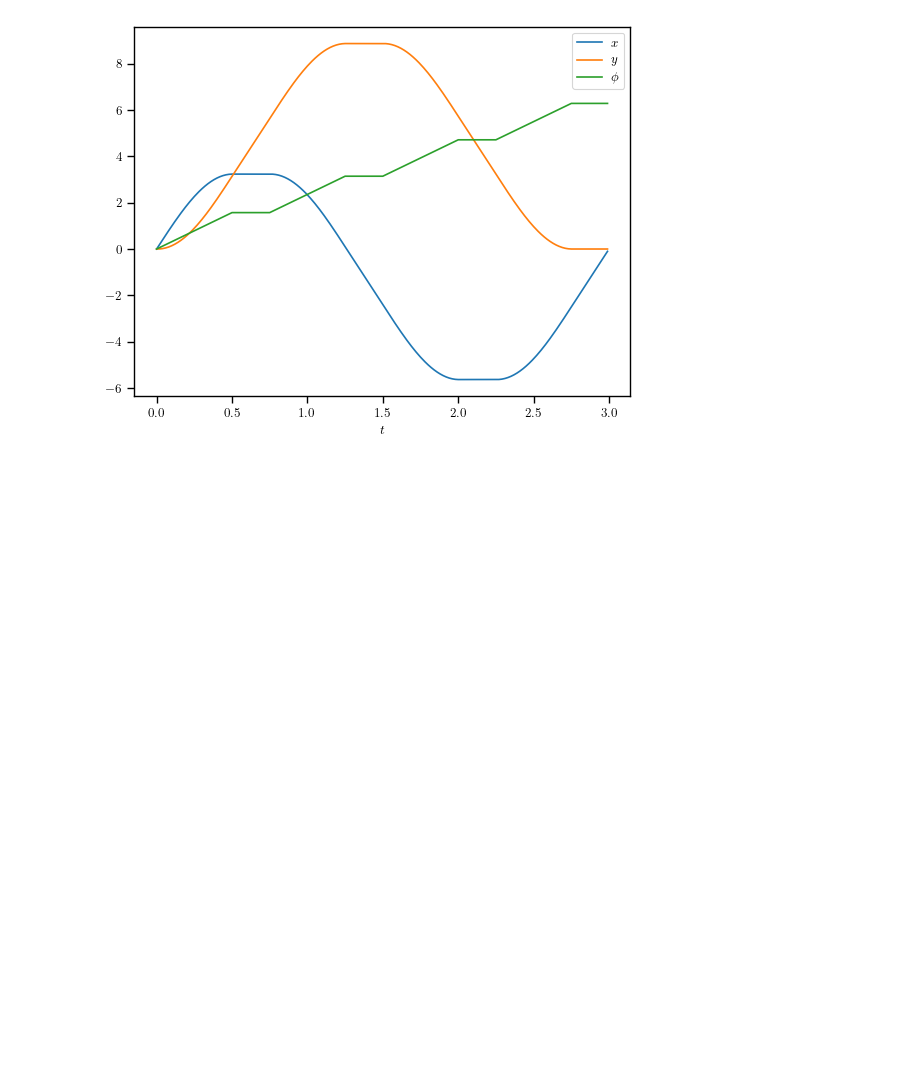
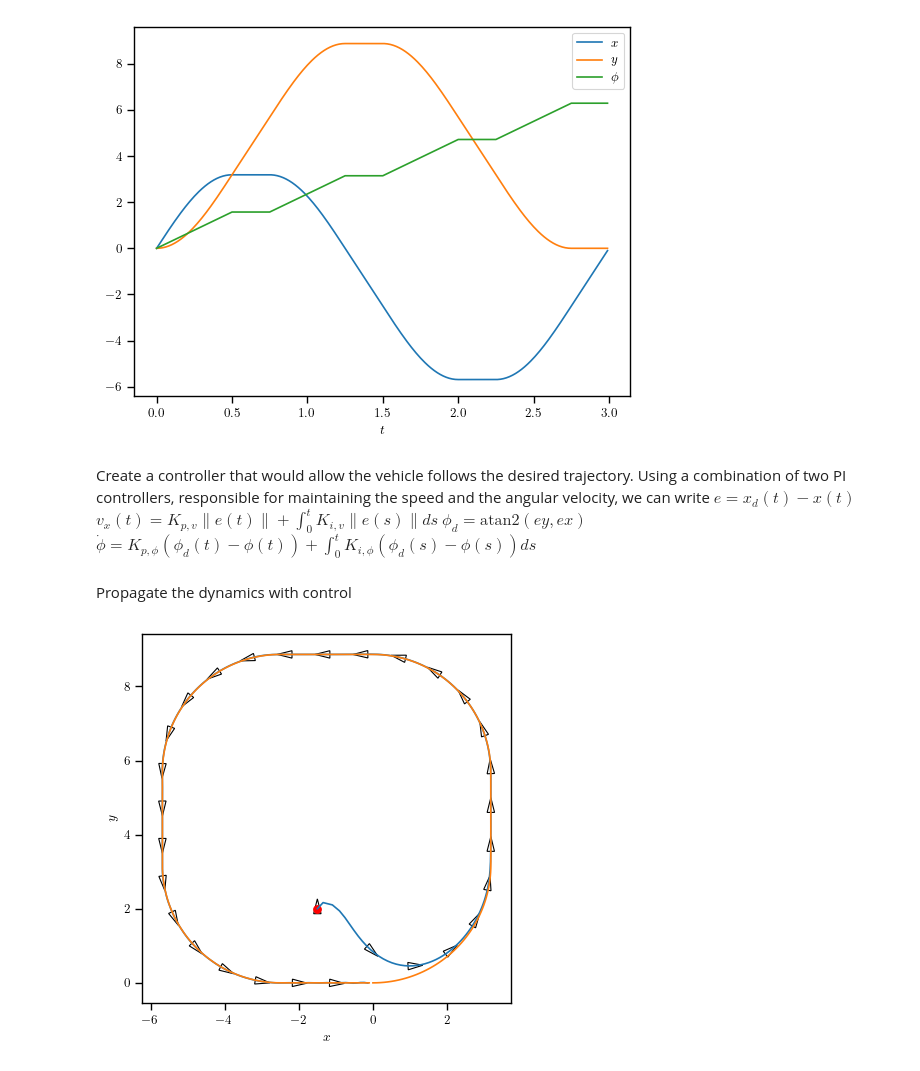
Before and after one commit to CIE-KFUPM/Rigid_Body, a Jupyter notebook: notebooks/kinematic_example.ipynb, the cells around one changed output. Drawn from its saved outputs; the diff is of its cells as text; code cells hidden in the pictures; blank space fills up the shorter version.

```diff
--- a/notebooks/kinematic_example.ipynb
+++ b/notebooks/kinematic_example.ipynb
@@ -45,5 +46,6 @@ zeros_portion.shape
 (25,)
 # %%
 for i in range(t_span.shape[0]-1):
-    x_t[i+1] = x_t[i] + dt* kinematic_dynamic(x_t[i],nu_t[i])
+    # trajectory[i+1] = trajectory[i] + dt* kinematic_dynamic(trajectory[i],nu_t[i])
+    trajectory[i+1] = ode.rk_one_step(kinematic_dynamic,trajectory[i],dt,nu_t[i])
 # %%
@@ -62,3 +64,52 @@ plt.xlabel(r'$t$')
 # %% [output]
 Text(0.5, 0, '$t$')
 [figure]
+# %%
+desired_trajectory = trajectory[:,:2]
+# %% [markdown]
+Create a controller that would allow the vehicle follows the desired trajectory.
+Using a combination of two PI controllers, responsible for maintaining the speed and the angular velocity, we can write
+$e = x_d(t)-x(t)$
+$v_x(t) = K_{p,v} \|e(t)\|+ \int_0^t K_{i,v} \|e(s)\| ds$
+$\phi_d = \text{atan2}(ey,ex)$
+$\dot{\phi} = K_{p,\phi} (\phi_d(t)-\phi(t)) + \int_0^t K_{i,\phi} (\phi_d(s)-\phi(s)) ds$
+# %%
+controlled_trajectory = np.zeros_like(trajectory)
+controlled_trajectory[0] = np.array([-1.5,2,np.pi/2])
+# %% [markdown]
+Propagate the dynamics with control
+# %%
+K_p_v = 1e1
+K_i_v = 1e-1
+K_p_phi = 6e1
+K_i_phi = 1e-2
+
+sum_norm_e = 0
+sum_e_phi = 0
+for i in range(t_span.shape[0]-1):
+    e = desired_trajectory[i,:2] - controlled_trajectory[i,:2]
+    norm_e = np.linalg.norm(e)
+    v_x = K_p_v*norm_e + K_i_v*sum_norm_e
+    sum_norm_e += norm_e
+    phi_d = np.arctan2(e[1],e[0])
+
+    #since phi_d can only be [0,2pi] this need to be handled properly
+    if np.absolute(phi_d-controlled_trajectory[i,-1])>1.8*np.pi:
+        phi_d=phi_d+2*np.pi#*(controlled_trajectory[i,-1]//2*np.pi)
+
+    e_phi = (phi_d-controlled_trajectory[i,-1])
+    sum_e_phi += e_phi
+    phi_dot = K_p_phi*e_phi + K_i_phi*sum_e_phi
+    nu = np.array([v_x,0.,phi_dot])
+    controlled_trajectory[i+1] = ode.rk_one_step(kinematic_dynamic,controlled_trajectory[i],dt,nu)
+    # controlled_trajectory[i+1] = controlled_trajectory[i] + dt* kinematic_dynamic(controlled_trajectory[i],nu)
+# %%
+ax = plotter.two_d_trajectory_attitude_plot(controlled_trajectory,0.10,10,color="black")
+ax.plot(desired_trajectory[:,0],desired_trajectory[:,1])
+ax.set_aspect("equal")
+ax.scatter(controlled_trajectory[0,0],controlled_trajectory[0,1],s=30,color='red')
+ax.set_xlabel(r"$x$")
+ax.set_ylabel(r"$y$")
+plt.savefig('controlled_trajectory.svg')
+# %% [output]
+[figure, added]
```
Also changed, not shown: parts of 5 cells of this notebook, 1 other file.
